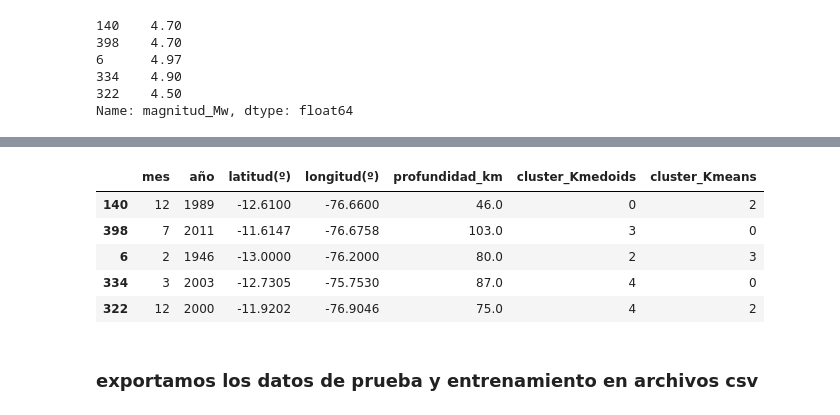
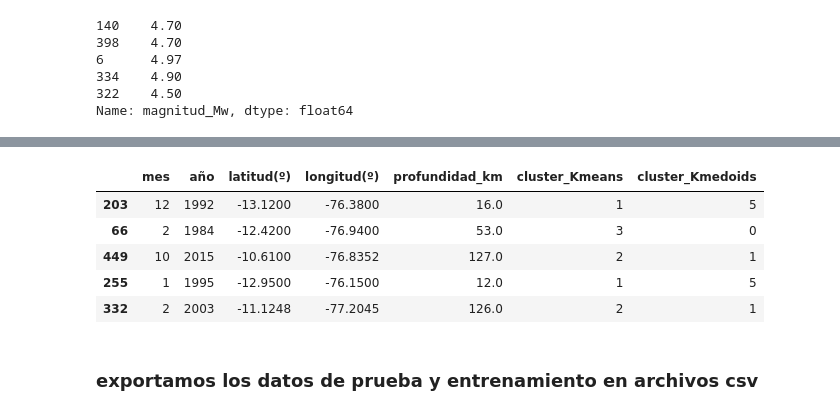
Before and after one commit to kevinramosrivas/G2-MINERIA_DATOS, a Jupyter notebook: EQUIPO_2_separacion_cluster.ipynb, the cells around one changed output, grey strips where cells are left out. Saved outputs shown, nothing was run; the diff lists cells and outputs as text; code cells hidden in the pictures.

Commit message:
se ordena la data de test y train

```diff
--- a/EQUIPO_2_separacion_cluster.ipynb
+++ b/EQUIPO_2_separacion_cluster.ipynb
@@ -352,12 +352,12 @@ X_test['cluster_Kmeans'] = kmeans.predict(X_test.drop(columns='cluster_Kmedoids'
 # %%
-X_test.head()
+X_train.head()
 # %% [output]
-|  | mes | año | latitud(º) | longitud(º) | profundidad_km | cluster_Kmedoids | cluster_Kmeans |
-| 140 | 12 | 1989 | -12.6100 | -76.6600 | 46.0 | 0 | 2 |
-| 398 | 7 | 2011 | -11.6147 | -76.6758 | 103.0 | 3 | 0 |
-| 6 | 2 | 1946 | -13.0000 | -76.2000 | 80.0 | 2 | 3 |
-| 334 | 3 | 2003 | -12.7305 | -75.7530 | 87.0 | 4 | 0 |
-| 322 | 12 | 2000 | -11.9202 | -76.9046 | 75.0 | 4 | 2 |
+|  | mes | año | latitud(º) | longitud(º) | profundidad_km | cluster_Kmeans | cluster_Kmedoids |
+| 203 | 12 | 1992 | -13.1200 | -76.3800 | 16.0 | 1 | 5 |
+| 66 | 2 | 1984 | -12.4200 | -76.9400 | 53.0 | 3 | 0 |
+| 449 | 10 | 2015 | -10.6100 | -76.8352 | 127.0 | 2 | 1 |
+| 255 | 1 | 1995 | -12.9500 | -76.1500 | 12.0 | 1 | 5 |
+| 332 | 2 | 2003 | -11.1248 | -77.2045 | 126.0 | 2 | 1 |
 # %% [markdown]
 ### exportamos los datos de prueba y entrenamiento en archivos csv
 # %%
```
Also changed, not shown: parts of 15 cells of this notebook, 3 other files.
